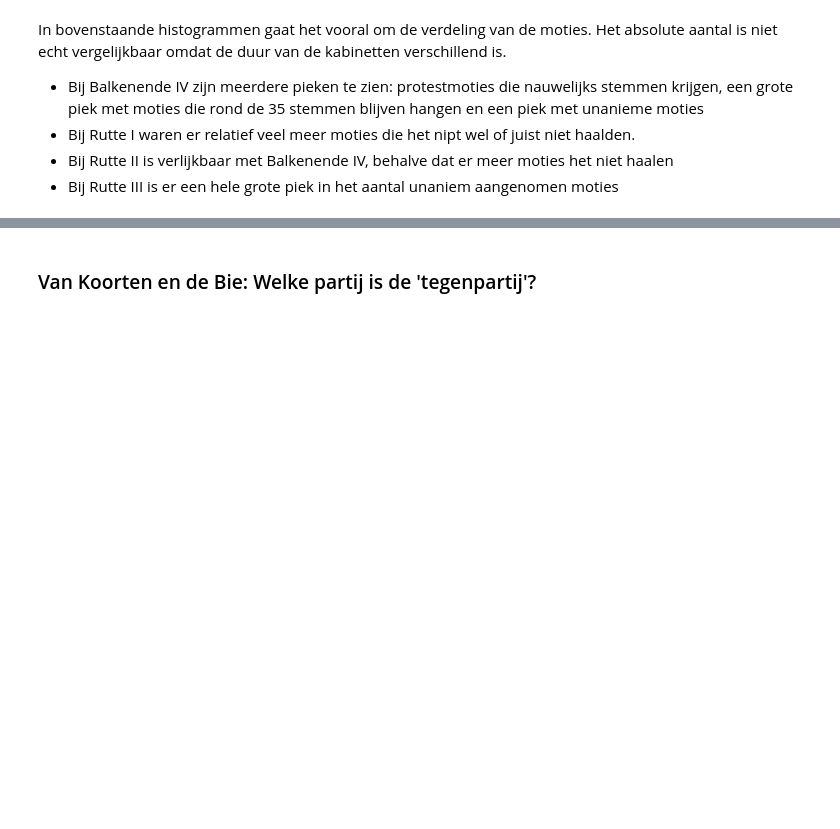
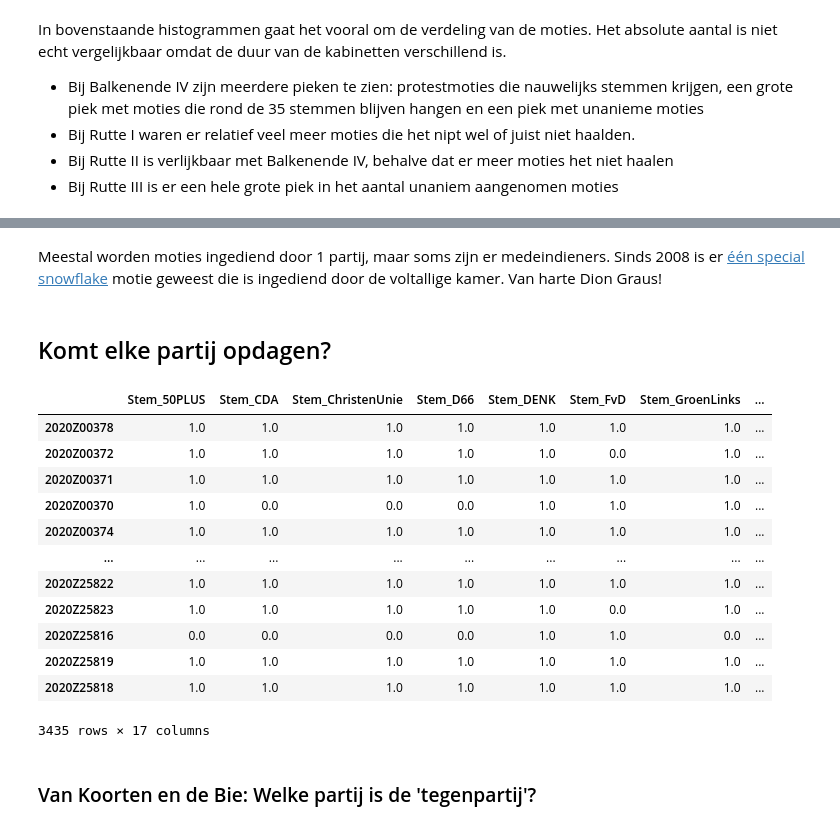
Before and after one commit to jvanelteren/kamermoties, a Jupyter notebook: 2_EDA.ipynb, the cells around one changed output, grey strips where cells are left out. Drawn from its saved outputs; the diff is of its cells as text; code cells hidden in the pictures; blank space fills up the shorter version.

```diff
--- a/2_EDA.ipynb
+++ b/2_EDA.ipynb
@@ -87,9 +129,3 @@ In bovenstaande histogrammen gaat het vooral om de verdeling van de moties. Het
 * Bij Rutte I waren er relatief veel meer moties die het nipt wel of juist niet haalden.
 * Bij Rutte II is verlijkbaar met Balkenende IV, behalve dat er meer moties het niet haalen
 * Bij Rutte III is er een hele grote piek in het aantal unaniem aangenomen moties
-# %%
-# #Optional: run analysis on subset of dataset
-# search = 'dieren|natuur|natura|CO2|milieuklimaat|biodiversiteit'
-# print(df['Text'].str.contains(search).sum())
-# df = df.loc[df['Text'].str.contains(search)]
-df = (df.loc[df['Topic'].isin([23,27,21,20,8])])
@@ -181,3 +143,30 @@ Als we het stemgedrag visualiseren op 1 dimensie is dit het overzicht. Deze dime
+# %% [markdown]
+Meestal worden moties ingediend door 1 partij, maar soms zijn er medeindieners. Sinds 2008 is er [één special snowflake](https://www.tweedekamer.nl/kamerstukken/detail?id=2020Z20755&did=2020D44509) motie geweest die is ingediend door de voltallige kamer. Van harte Dion Graus!
+# %% [markdown]
+## Komt elke partij opdagen?
+# %%
+
+nan_year.loc
+
+for jaar in range(2020,2021):
+    nan_year = df.loc[df['Jaar'] == jaar][stem_column].dropna(axis=1, how='all')
+
+    party_perf.loc[party_perf['partij'].isin(get_largest_parties(2020))]
+nan_year
+# %% [output]
+|  | Stem_50PLUS | Stem_CDA | Stem_ChristenUnie | Stem_D66 | Stem_DENK | Stem_FvD | Stem_GroenLinks | ... |
+| 2020Z00378 | 1.0 | 1.0 | 1.0 | 1.0 | 1.0 | 1.0 | 1.0 | ... |
+| 2020Z00372 | 1.0 | 1.0 | 1.0 | 1.0 | 1.0 | 0.0 | 1.0 | ... |
+| 2020Z00371 | 1.0 | 1.0 | 1.0 | 1.0 | 1.0 | 1.0 | 1.0 | ... |
+| 2020Z00370 | 1.0 | 0.0 | 0.0 | 0.0 | 1.0 | 1.0 | 1.0 | ... |
+| 2020Z00374 | 1.0 | 1.0 | 1.0 | 1.0 | 1.0 | 1.0 | 1.0 | ... |
+| ... | ... | ... | ... | ... | ... | ... | ... | ... |
+| 2020Z25822 | 1.0 | 1.0 | 1.0 | 1.0 | 1.0 | 1.0 | 1.0 | ... |
+| 2020Z25823 | 1.0 | 1.0 | 1.0 | 1.0 | 1.0 | 0.0 | 1.0 | ... |
+| 2020Z25816 | 0.0 | 0.0 | 0.0 | 0.0 | 1.0 | 1.0 | 0.0 | ... |
+| 2020Z25819 | 1.0 | 1.0 | 1.0 | 1.0 | 1.0 | 1.0 | 1.0 | ... |
+| 2020Z25818 | 1.0 | 1.0 | 1.0 | 1.0 | 1.0 | 1.0 | 1.0 | ... |
+3435 rows × 17 columns
 # %% [markdown]
 ### Van Koorten en de Bie: Welke partij is de 'tegenpartij'?
 # %%
```
Also changed, not shown: parts of 42 cells of this notebook.
